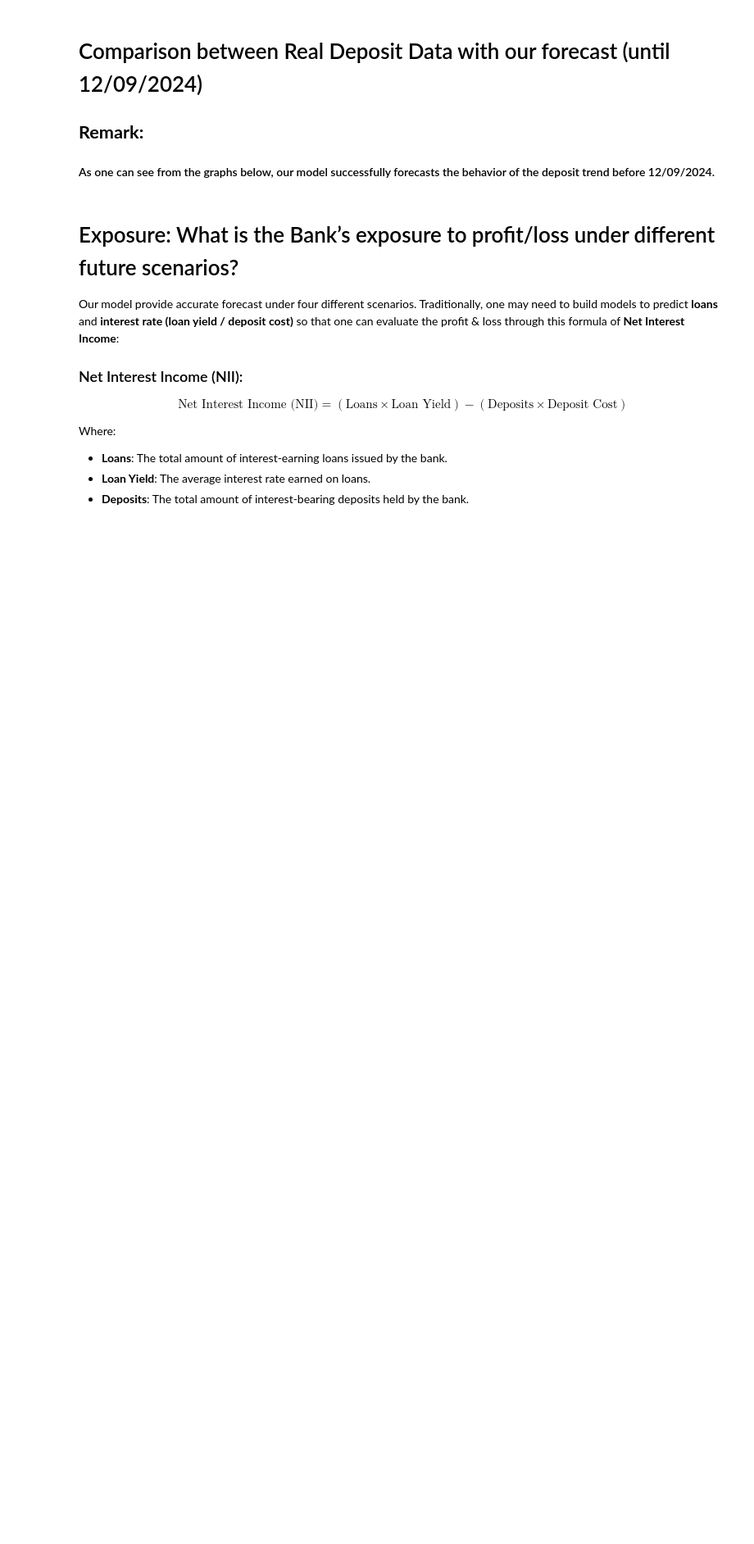
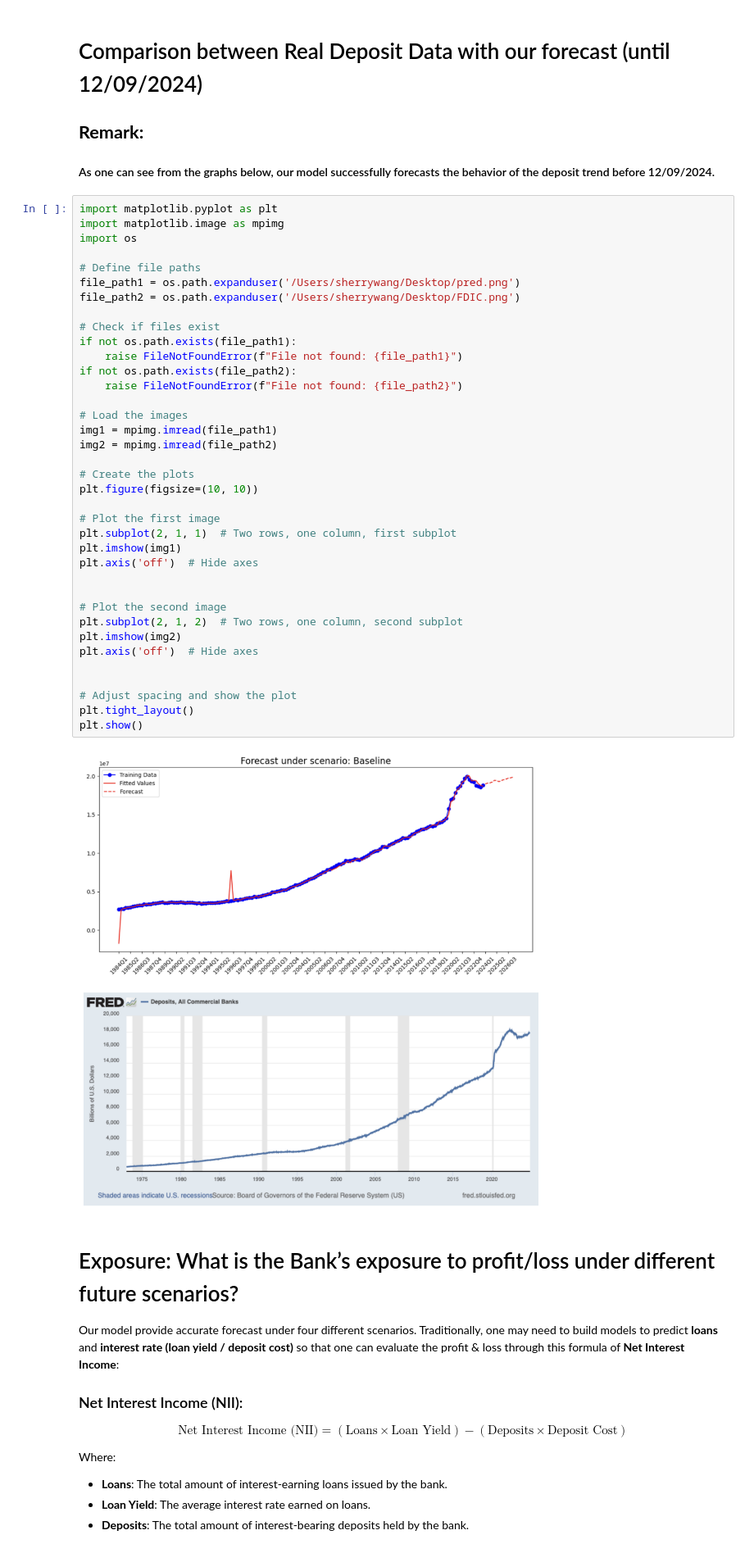
Before and after one commit to chinglung880218/Forecasting-Deposit-via-SARIMAX, a Jupyter notebook: ARIMA/SARIMAX_Final.ipynb, the cells around one changed output. Shown at 82% size. Drawn from its saved outputs; the diff is of its cells as text; blank space fills up the shorter version.

```diff
--- a/ARIMA/SARIMAX_Final.ipynb
+++ b/ARIMA/SARIMAX_Final.ipynb
@@ -1014,6 +1014,45 @@ plt.show()
 # Comparison between Real Deposit Data with our forecast (until 12/09/2024)
 ## **Remark:**
 #### As one can see from the graphs below, our model successfully forecasts the behavior of the deposit trend before 12/09/2024.
+# %%
+import matplotlib.pyplot as plt
+import matplotlib.image as mpimg
+import os
+
+# Define file paths
+file_path1 = os.path.expanduser('/Users/sherrywang/Desktop/pred.png')
+file_path2 = os.path.expanduser('/Users/sherrywang/Desktop/FDIC.png')
+
+# Check if files exist
+if not os.path.exists(file_path1):
+    raise FileNotFoundError(f"File not found: {file_path1}")
+if not os.path.exists(file_path2):
+    raise FileNotFoundError(f"File not found: {file_path2}")
+
+# Load the images
+img1 = mpimg.imread(file_path1)
+img2 = mpimg.imread(file_path2)
+
+# Create the plots
+plt.figure(figsize=(10, 10))
+
+# Plot the first image
+plt.subplot(2, 1, 1)  # Two rows, one column, first subplot
+plt.imshow(img1)
+plt.axis('off')  # Hide axes
+
+
+# Plot the second image
+plt.subplot(2, 1, 2)  # Two rows, one column, second subplot
+plt.imshow(img2)
+plt.axis('off')  # Hide axes
+
+
+# Adjust spacing and show the plot
+plt.tight_layout()
+plt.show()
+# %% [output]
+[figure, added]
 # %% [markdown]
 # Exposure: What is the Bank’s exposure to profit/loss under different future scenarios?
 
```
